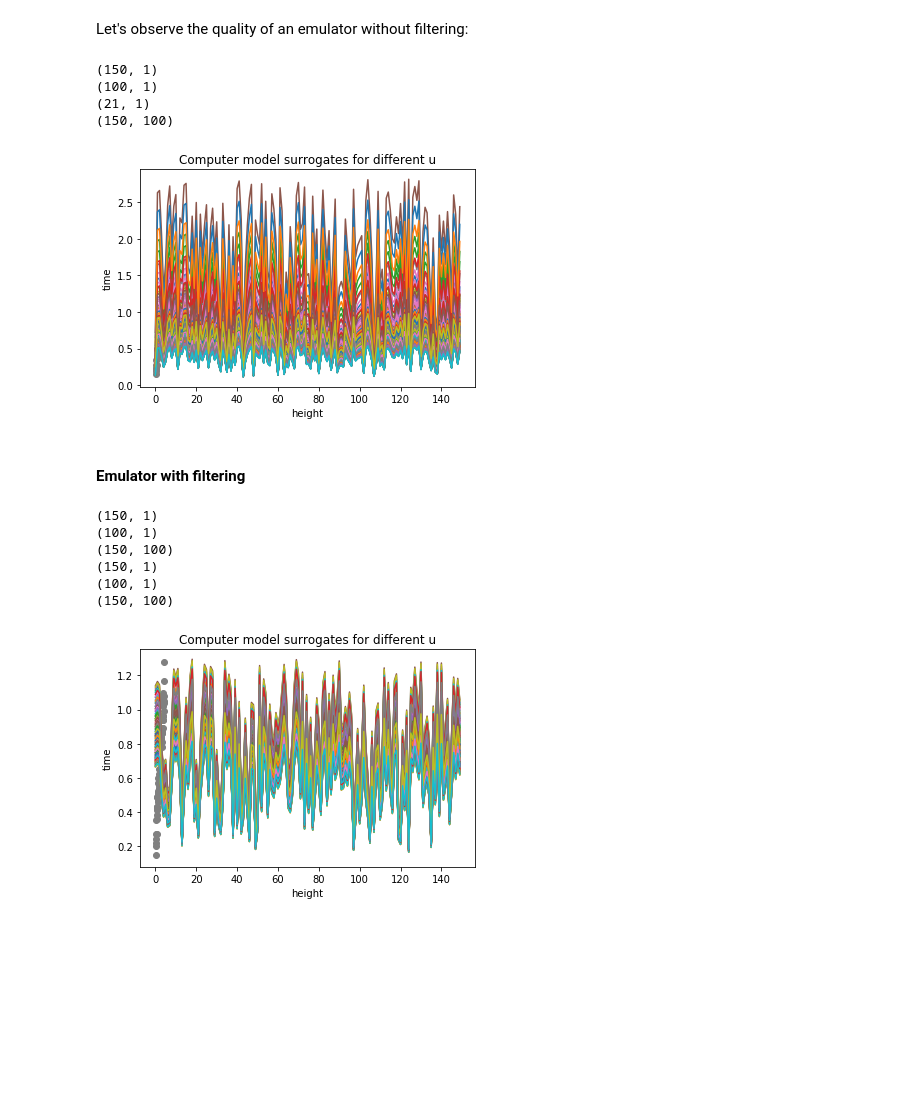
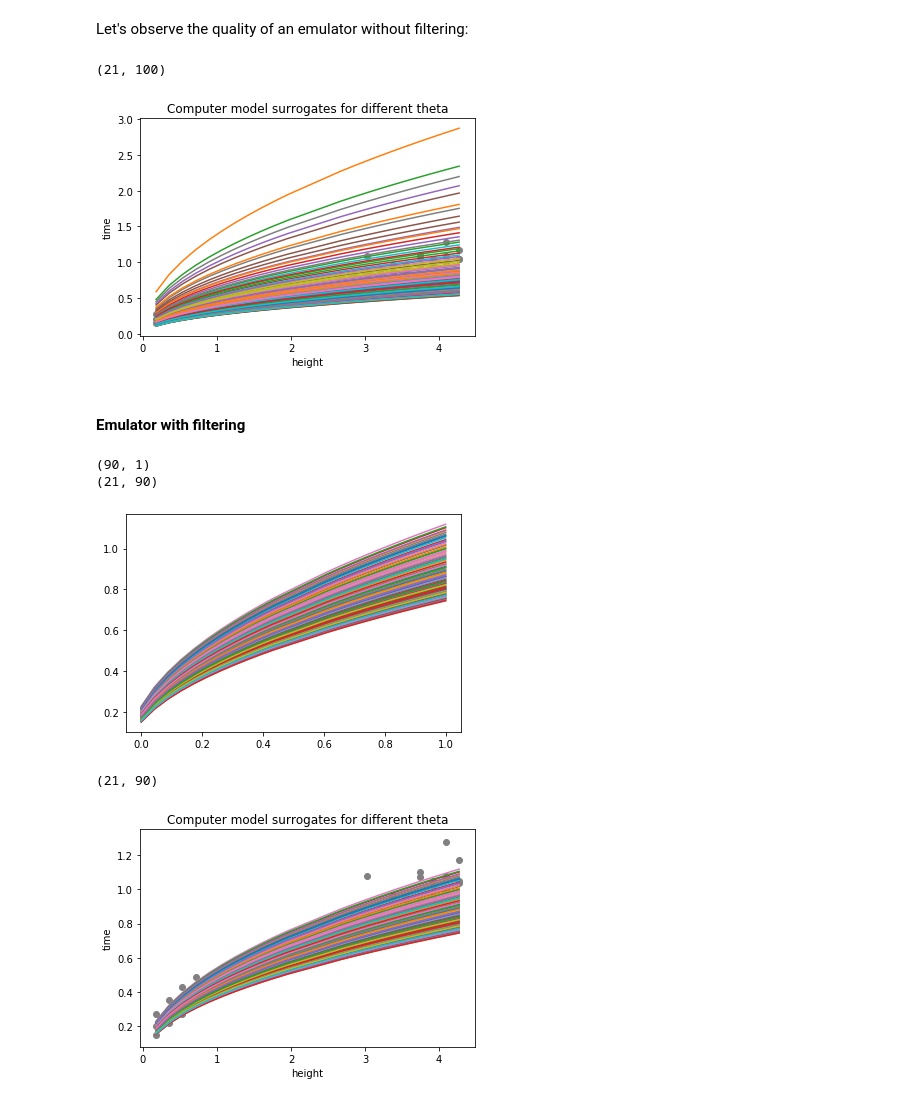
Before and after one commit to catatonicpig/ModCal, a Jupyter notebook: examples/Example2/Example_Acceleration.ipynb, the cells around one changed output. Saved outputs shown, nothing was run; the diff lists cells and outputs as text; code cells hidden in the pictures; blank space fills up the shorter version.

```diff
--- a/examples/Example2/Example_Acceleration.ipynb
+++ b/examples/Example2/Example_Acceleration.ipynb
@@ -79,72 +83,60 @@ ModuleNotFoundError: No module named 'base'
 # %% [markdown]
 #### Emulator without filtering
 # %%
-emulator_model = emulator(hvec, thetavec, Y_model, method = 'PCGPwM')
+emulator_no_f = emulator(X_std, theta, Y_model, method = 'PCGPwM')
 # %% [markdown]
 Let's observe the quality of an emulator without filtering:
-# %%
-#Predict
-Xscale = (X[0:21] - min(X))/(max(X)- min(X))
-print(np.shape(hvec))
-print(np.shape(thetavec))
-print(np.shape(Xscale))
-pred_model = emulator_model.predict(hvec, thetavec)
-pred_mean = pred_model.mean()
-print(np.shape(pred_mean))
-# %% [output]
-(150, 1)
-(100, 1)
-(21, 1)
-(150, 100)
+# %%
+#Predict
+pred_model = emulator_no_f.predict(X_std, theta)
+pred_mean = pred_model.mean()
+print(np.shape(pred_mean))
+# %% [output]
+(21, 100)
 # %%
 plt.scatter(X, Y, color = 'grey')
 for i in range(np.shape(pred_mean)[1]):
-    plt.plot(pred_mean[:, i])
+    plt.plot(X[0:21], pred_mean[:, i])
 plt.xlabel("height")
 plt.ylabel("time")
-plt.title("Computer model surrogates for different u")
+plt.title("Computer model surrogates for different theta")
 plt.show()
 # %% [output]
-[figure, old version]
+[figure, new version]
 # %% [markdown]
 #### Emulator with filtering
 # %%
-n1 = 150
-hvec = lhs(1, samples=n1)
-height_range = np.array([min(X), max(X)])
-print(np.shape(hvec))
-
 # Draw 50 random parameters from uniform prior
-n2 = 100
-thetavec = lhs(1, samples=n2)
-theta_range = np.array([5, 15])
-print(np.shape(thetavec))
+n2 = 300
+theta_f = lhs(1, samples=n2)
+theta_f = theta_f[(theta_f > 0.2) & (theta_f < 0.5)]
+theta_f = theta_f.reshape(len(theta_f), 1)
+theta_range = np.array([1, 30])
+print(np.shape(theta_f))
 
 # Obtain computer model output
-Y_model = timedrop(hvec, thetavec, height_range, theta_range)
+Y_model = timedrop(X_std, theta_f, height_range, theta_range)
 print(np.shape(Y_model))
 
-emulator_model = emulator(hvec, thetavec, Y_model, method = 'PCGPwM')
+plt.plot(X_std, Y_model)
+plt.show()
 
-#Predict
-print(np.shape(hvec))
-print(np.shape(thetavec))
-pred_model = emulator_model.predict(hvec, thetavec)
+emulator_f = emulator(X_std, theta_f, Y_model, method = 'PCGPwM')
+
+pred_model = emulator_f.predict(X_std, theta_f)
 pred_mean = pred_model.mean()
 print(np.shape(pred_mean))
 
 plt.scatter(X, Y, color = 'grey')
 for i in range(np.shape(pred_mean)[1]):
-    plt.plot(pred_mean[:, i])
+    plt.plot(X[0:21], pred_mean[:, i])
 plt.xlabel("height")
 plt.ylabel("time")
-plt.title("Computer model surrogates for different u")
+plt.title("Computer model surrogates for different theta")
 plt.show()
 # %% [output]
-(150, 1)
-(100, 1)
-(150, 100)
-(150, 1)
-(100, 1)
-(150, 100)
+(90, 1)
+(21, 90)
-[figure, old version]
+[figure, new version]
+(21, 90)
+[figure, added]
```
Also changed, not shown: parts of 7 cells of this notebook, 9 other files.
